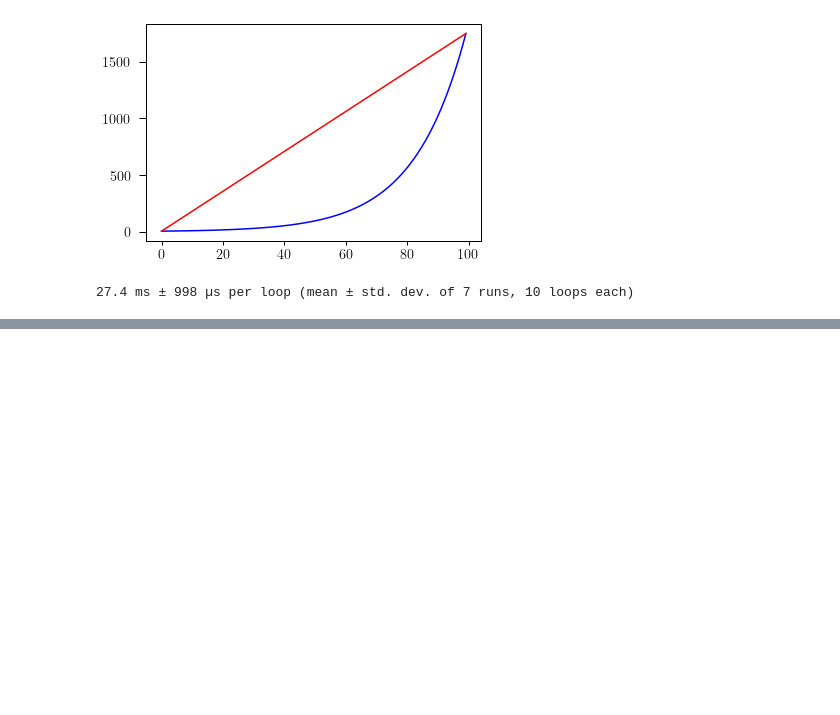
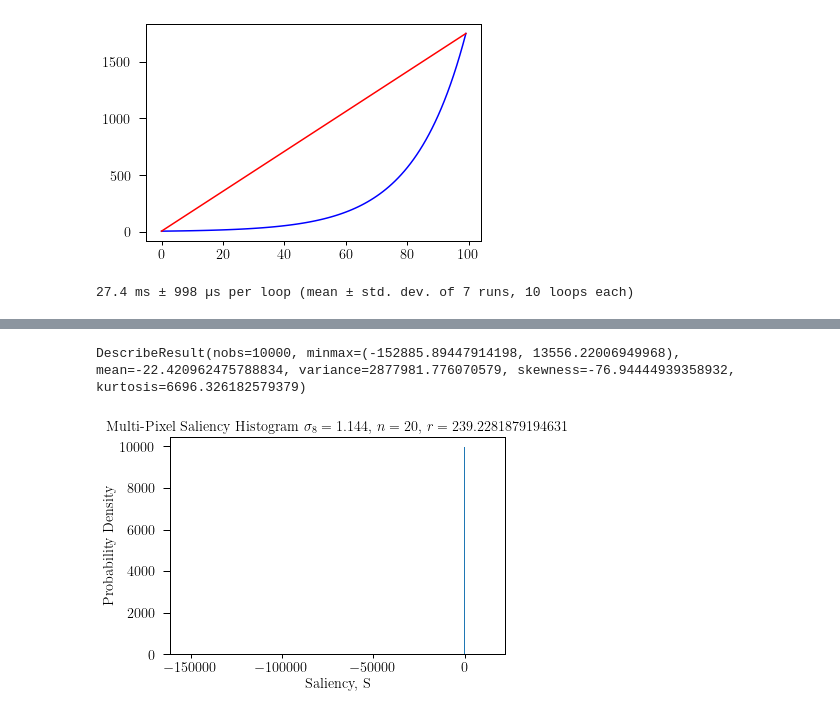
Before and after one commit to adiraju21s/deep_dss, a Jupyter notebook: notebooks/Interpretability Analysis v1.0.ipynb, the cells around one changed output, grey strips where cells are left out. Drawn from its saved outputs; the diff is of its cells as text; code cells hidden in the pictures; blank space fills up the shorter version.

```diff
--- a/notebooks/Interpretability Analysis v1.0.ipynb
+++ b/notebooks/Interpretability Analysis v1.0.ipynb
@@ -585,0 +679,29 @@ Text(0.5, 1.0, 'Mean single-pixel saliency estimates for $\\xi(r)$, $N=262$')
+# %%
+def bin_score_averages(b, n):
+    average_saliencies = []
+
+    k = 262
+    m = 10000
+    M = comb(k, n)
+    m = min(m, M)
+
+    for i in range(m):
+        pixel_set = np.random.choice(lin_saliencies[b,:], (n), replace=False)
+        average_saliencies.append(np.mean(pixel_set))
+
+    print(stats.describe(average_saliencies))
+
+    fig, ax = plt.subplots()
+    # hist(lin_saliencies[49,:], bins="scott", ax=ax, histtype="stepfilled", density=True)
+    ax.hist(average_saliencies, bins=200)
+    # ax.set_xlim([-2.5, 2.5])
+    ax.set_xlabel("Saliency, S")
+    ax.set_ylabel("Probability Density")
+    ax.set_title(r"Multi-Pixel Saliency Histogram $\sigma_8=1.144$, $n={0}$, $r={1}$".format(n,
+                                                                                             np.linspace(5, 1750, num=num_lin_bins)[b]))
+    fig.show()
+# %%
+bin_score_averages(20, 20)
+# %% [output]
+DescribeResult(nobs=10000, minmax=(-152885.89447914198, 13556.22006949968), mean=-22.420962475788834, variance=2877981.776070579, skewness=-76.94444939358932, kurtosis=6696.326182579379)
+[figure, added]
```
Also changed, not shown: parts of 17 cells of this notebook, 2 other files.
